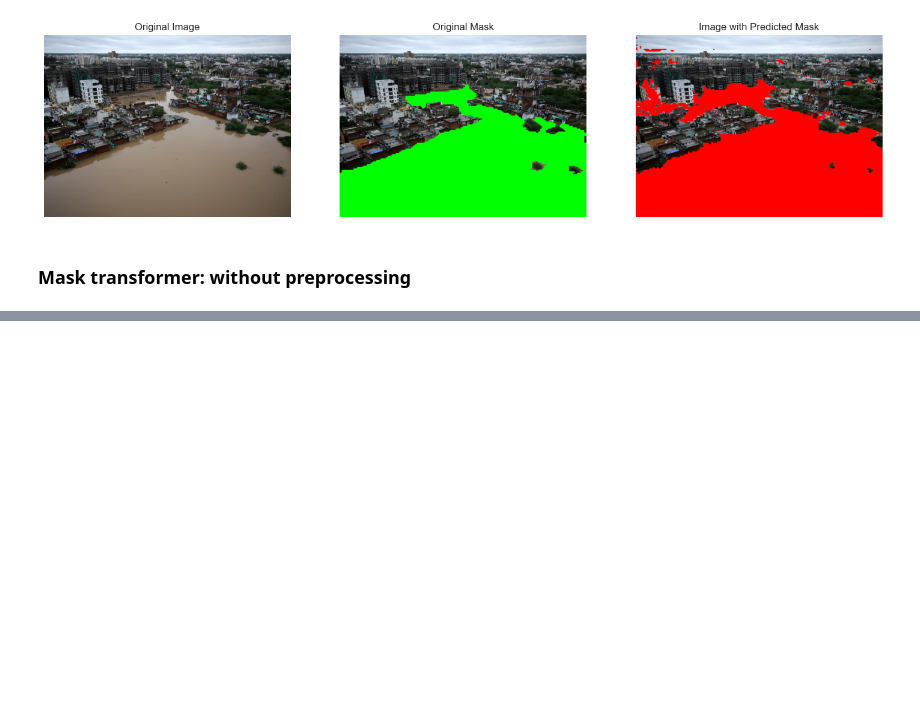
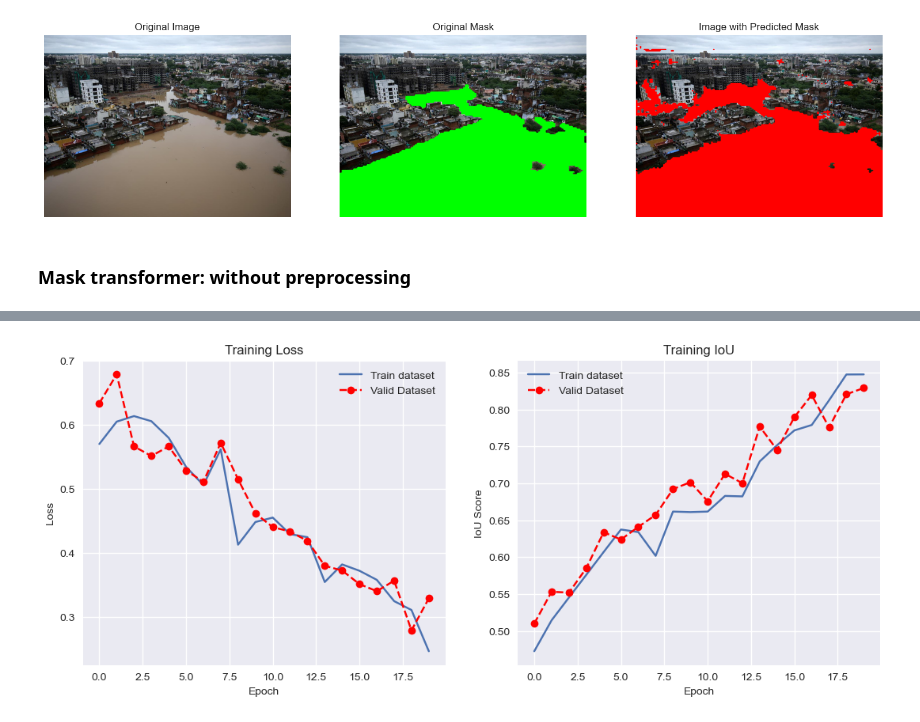
Before and after one commit to Raanu143/project, a Jupyter notebook: Project_Code.ipynb, the cells around one changed output, grey strips where cells are left out. Cells and saved outputs as stored; diff of their text form; code cells hidden in the pictures; blank space fills up the shorter version.

Commit message:
Created a Masktransformer model and trained the model on not preprocessed dataset

```diff
--- a/Project_Code.ipynb
+++ b/Project_Code.ipynb
@@ -652,3 +652,15 @@ plot_images(original_image, original_mask, predicted_mask)
 [figure]
 # %% [markdown]
 ### Mask transformer: without preprocessing
+# %%
+# IoU Calculation Function
+def calculate_iou(predicted, ground_truth, num_classes=2):
+    iou_scores = []
+    for cls in range(num_classes):
+        intersection = np.logical_and(predicted == cls, ground_truth == cls).sum()
+        union = np.logical_or(predicted == cls, ground_truth == cls).sum()
+        if union == 0:
+            iou_scores.append(float('nan'))  # if there's no ground truth or predicted pixels for this class
+        else:
+            iou_scores.append(intersection / union)
+    return np.nanmean(iou_scores)  # mean IoU across classes
@@ -654,0 +850,24 @@ plot_images(original_image, original_mask, predicted_mask)
+# %%
+
+# Plotting the values
+plt.style.use('seaborn')
+
+plt.figure(figsize=(13, 5))
+
+# Plot Training Loss
+plt.subplot(1, 2, 1)
+plt.title('Training Loss')
+plt.plot(train_losses, label='Train dataset')
+plt.plot(val_losses, '--r', marker='o', label='Valid Dataset')
+plt.legend()
+
+# Plot Training IoU
+plt.subplot(1, 2, 2)
+plt.title('Training IoU')
+plt.plot(train_ious, label='Train dataset')
+plt.plot(val_ious, '--r', marker='o', label='Valid Dataset')
+plt.legend()
+
+plt.show()
+# %% [output]
+[figure, added]
```
Also changed, not shown: parts of 6 cells of this notebook.
